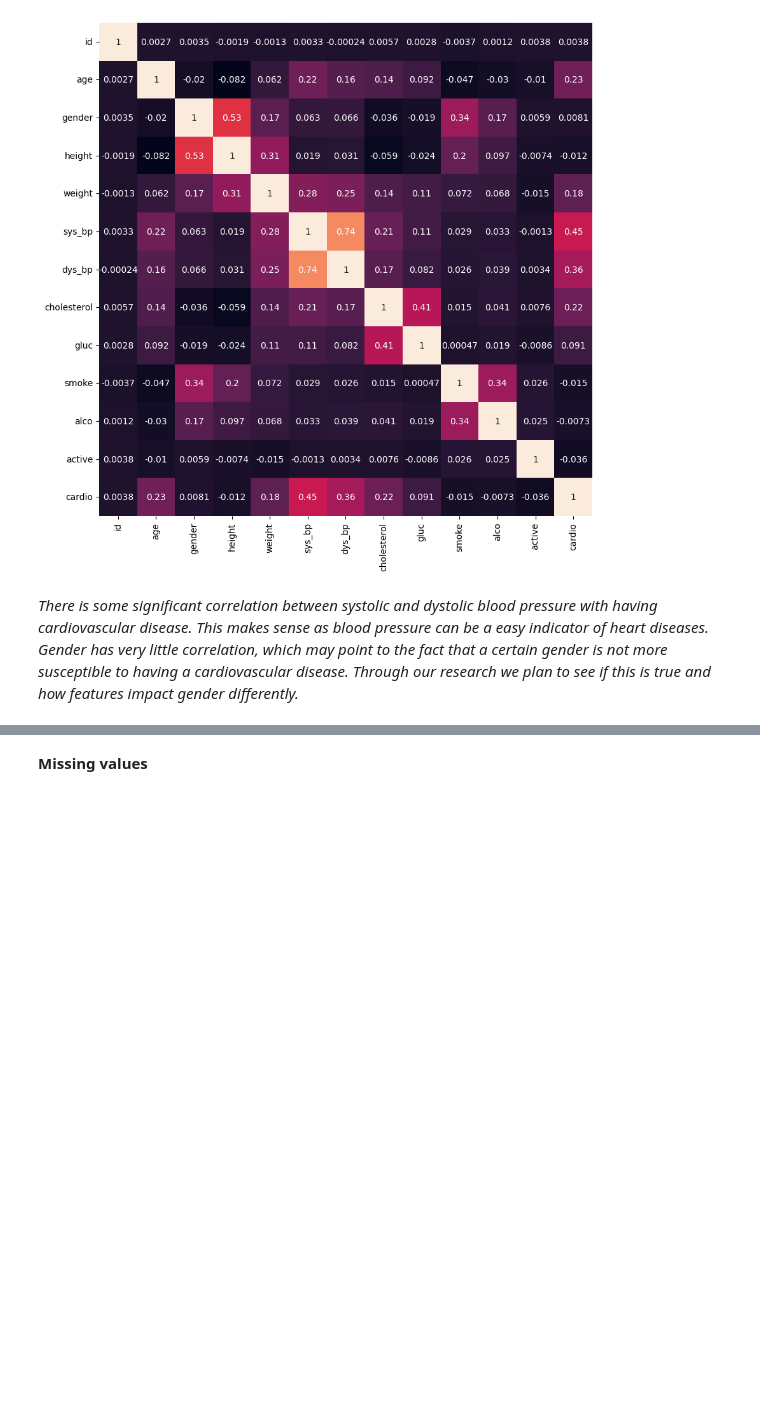
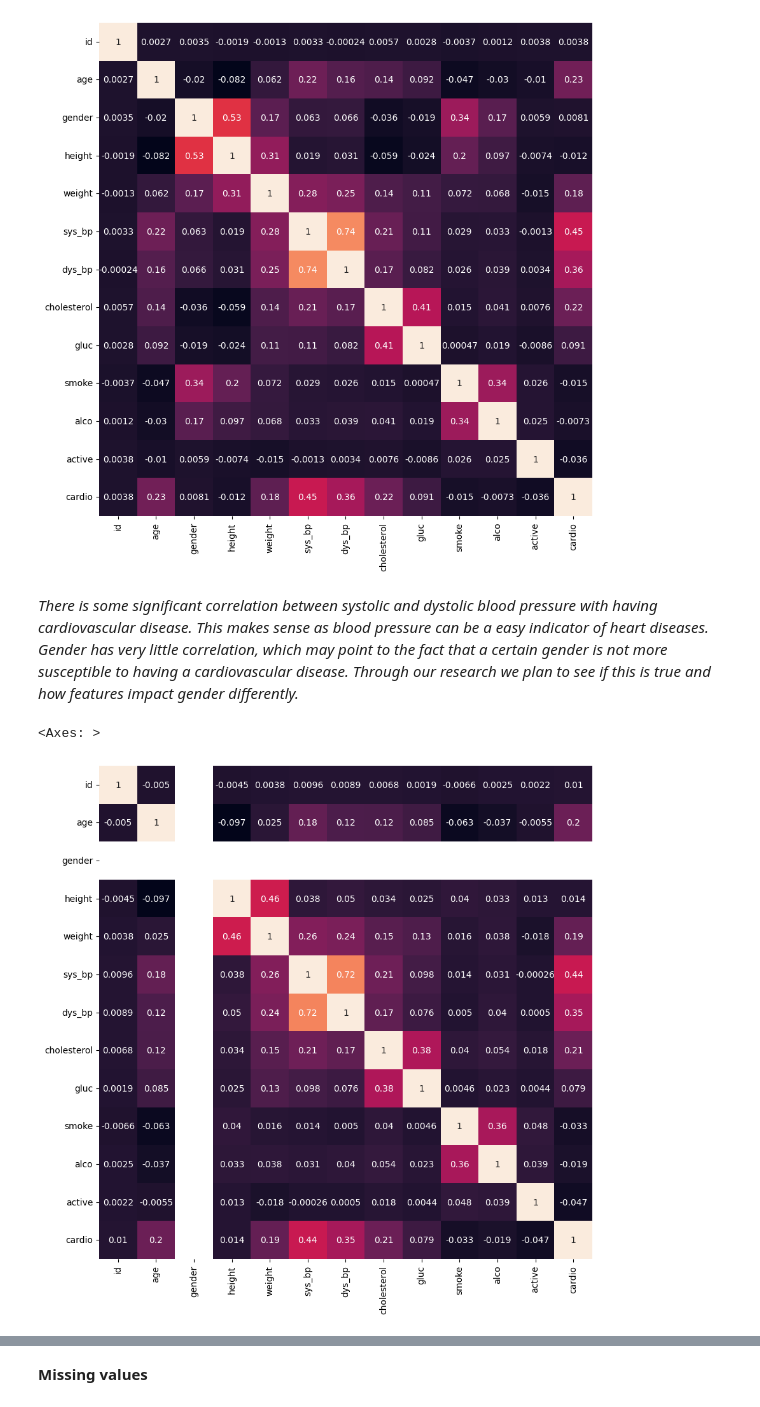
Before and after one commit to bradymiller2310/DS340_Project, a Jupyter notebook: Copy of Siamese.ipynb, the cells around one changed output, grey strips where cells are left out. Drawn from its saved outputs; the diff is of its cells as text; code cells hidden in the pictures; blank space fills up the shorter version.

```diff
--- a/Copy of Siamese.ipynb
+++ b/Copy of Siamese.ipynb
@@ -154,3 +195,11 @@ sns.heatmap(corr, square = True, cbar = False, annot = True)
 [figure]
 # %% [markdown]
 *There is some significant correlation between systolic and dystolic blood pressure with having cardiovascular disease. This makes sense as blood pressure can be a easy indicator of heart diseases. Gender has very little correlation, which may point to the fact that a certain gender is not more susceptible to having a cardiovascular disease. Through our research we plan to see if this is true and how features impact gender differently.*
+# %%
+corr = df_men.corr(method = 'spearman')
+
+plt.figure(figsize = (10, 16))
+sns.heatmap(corr, square = True, cbar = False, annot = True)
+# %% [output]
+<Axes: >
+[figure, added]
```
Also changed, not shown: parts of 46 cells of this notebook.
